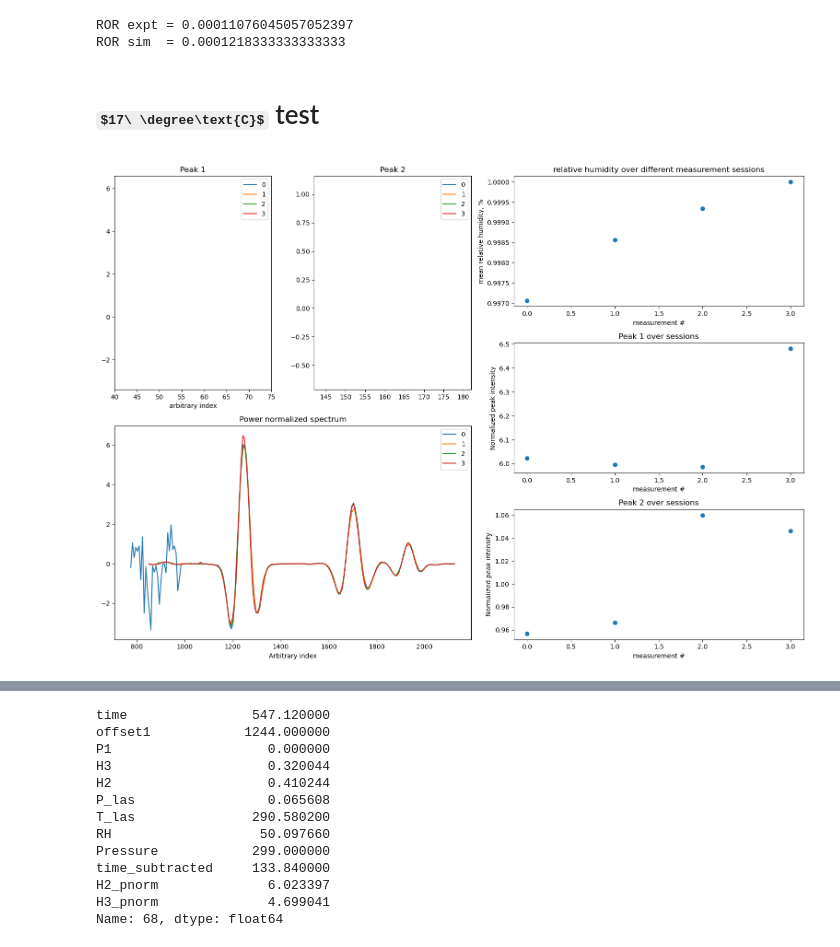
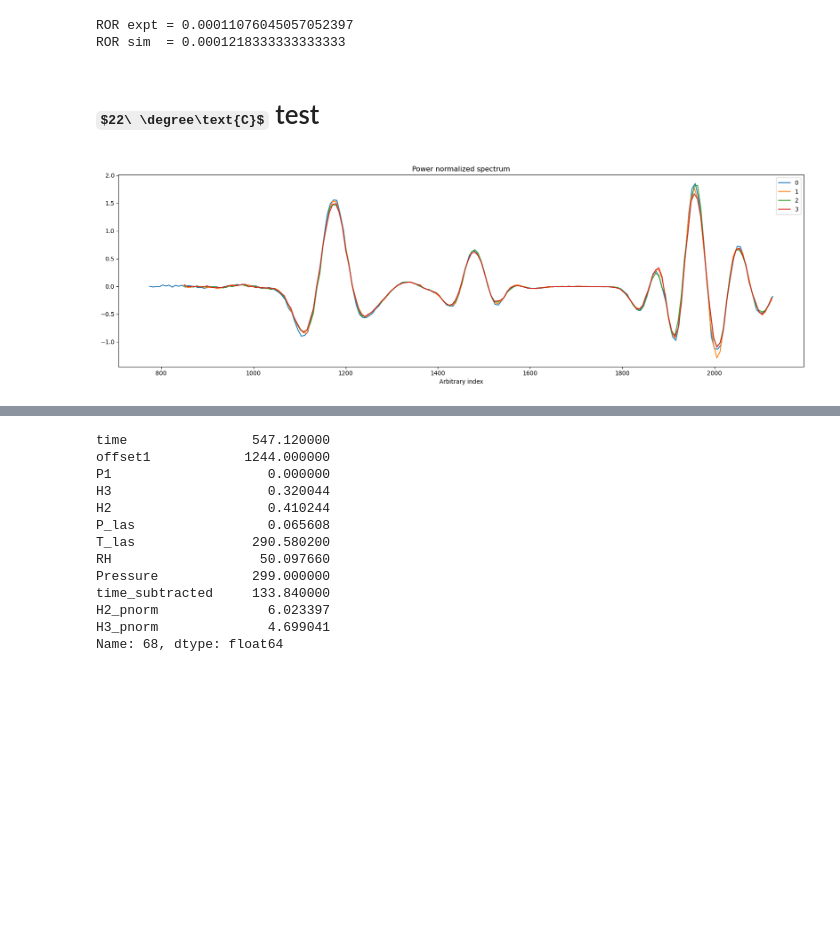
Before and after one commit to lampnis/aerosol-things, a Jupyter notebook: codes/nb.ipynb, the cells around one changed output, grey strips where cells are left out. Drawn from its saved outputs; the diff is of its cells as text; code cells hidden in the pictures; some formulas as TeX source; blank space fills up the shorter version.

Commit message:
Added all the latest changes (22 deg spectrum)

```diff
--- a/codes/nb.ipynb
+++ b/codes/nb.ipynb
@@ -698,11 +698,11 @@ print(f"ROR sim  = {r_o_r_sim}")
 ROR expt = 0.00011076045057052397
 ROR sim  = 0.0001218333333333333
 # %% [markdown]
-# $17\ \degree\text{C}$ test
+# $22\ \degree\text{C}$ test
 # %%
-path_17_deg = "./datas/17deg/"
-cm_17deg_300 = CEPAS_measurement(path=path_17_deg, path_signature="gasx_300_.+[^0]", cols=col_names)
-cm_17deg_300.water_plot()
+path_22_deg = "./datas/22deg/"
+cm_22deg_300 = CEPAS_measurement(path=path_22_deg, path_signature="gasx_300_.+", cols=col_names)
+cm_22deg_300.spectrum_only_plot()
 # %% [output]
-[figure, old version]
+[figure, new version]
 # %%
```
Also changed, not shown: parts of 7 cells of this notebook, 12 other files.
